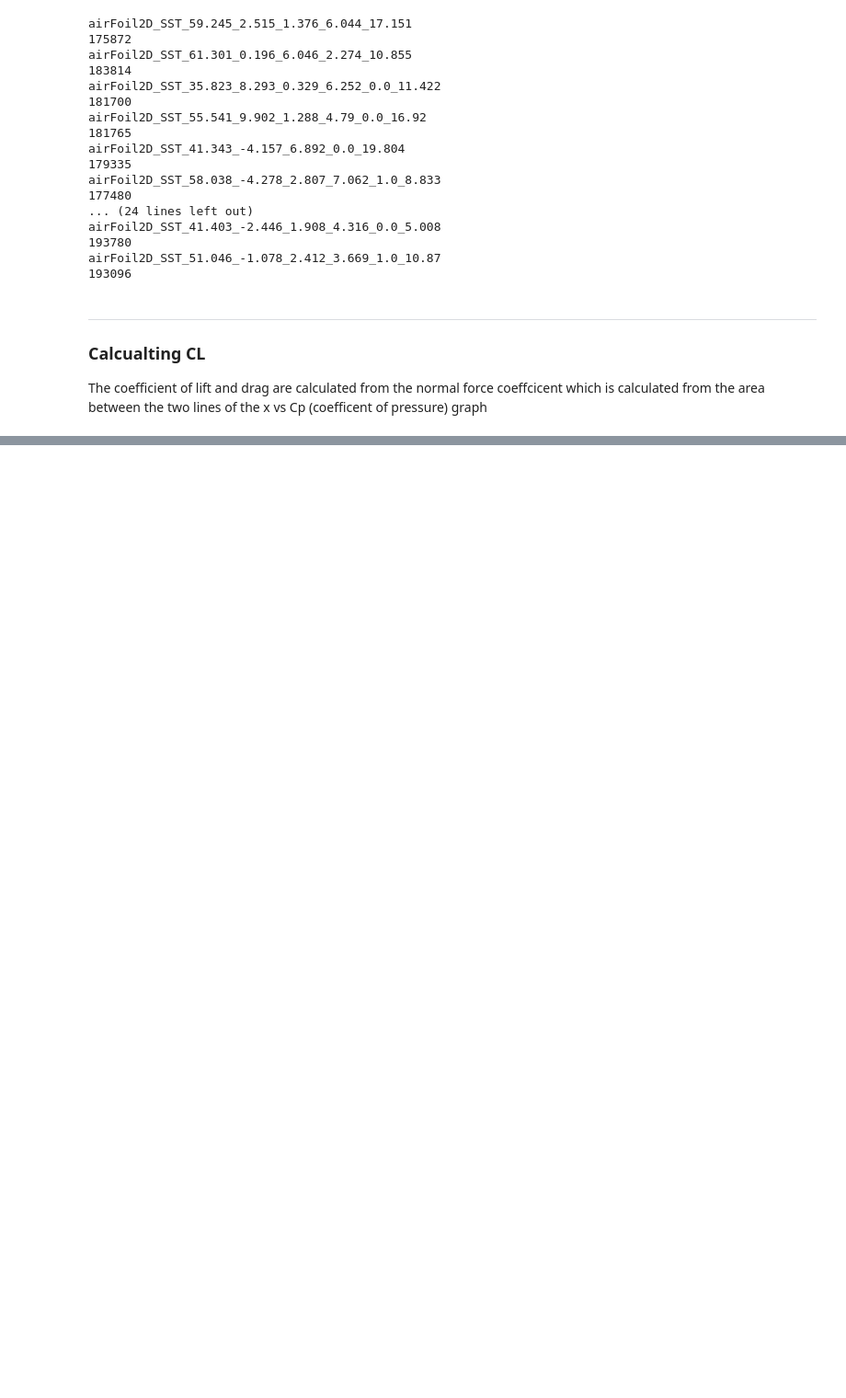
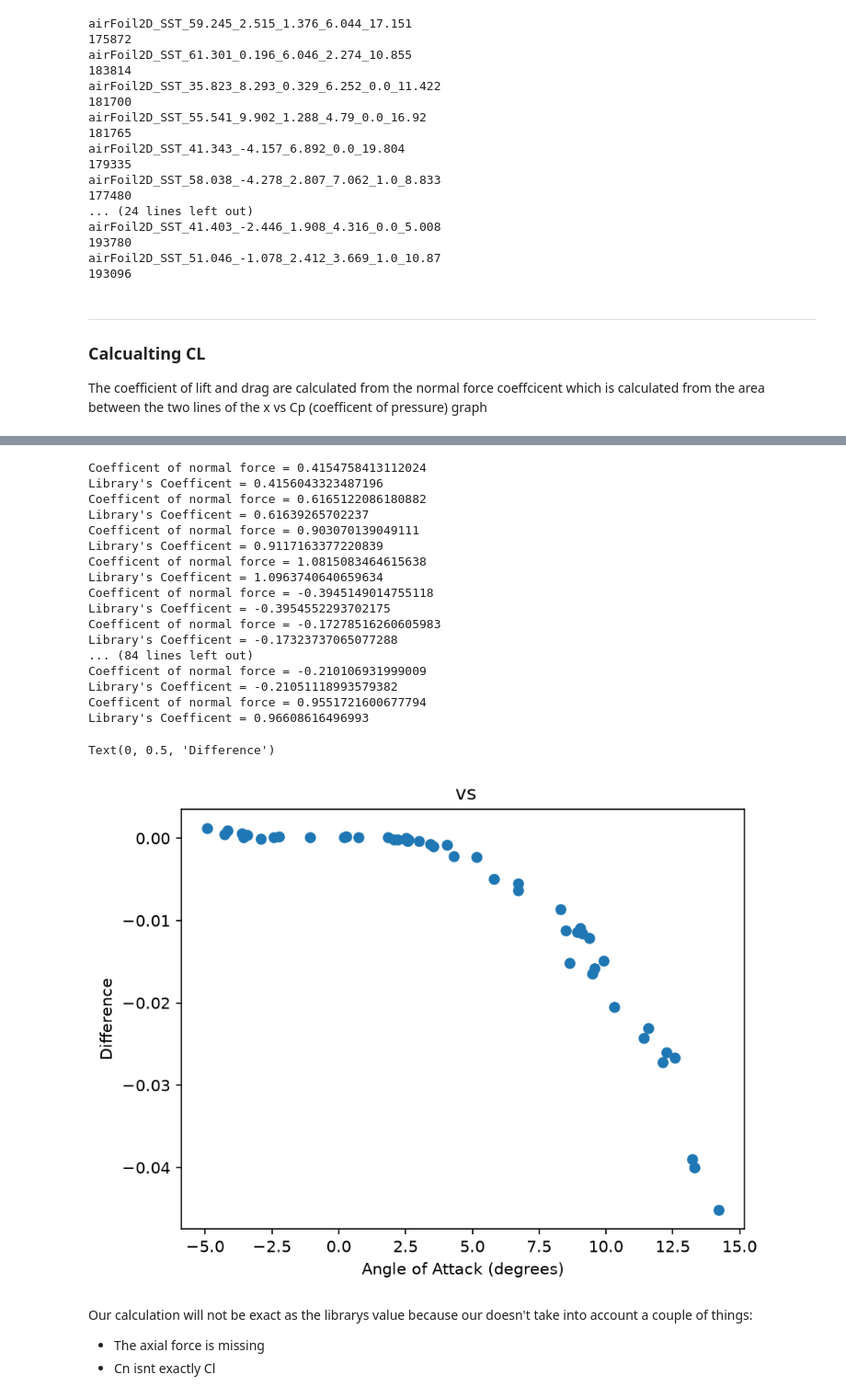
Before and after one commit to Will-Bonnett/airfoil-surrogate, a Jupyter notebook: notebooks/01_explore.ipynb, the cells around one changed output, grey strips where cells are left out. Shown at 92% size. Drawn from its saved outputs; the diff is of its cells as text; code cells hidden in the pictures; blank space fills up the shorter version.

```diff
--- a/notebooks/01_explore.ipynb
+++ b/notebooks/01_explore.ipynb
@@ -264,0 +274,44 @@ Library's Coefficent = 0.06675648086207979
+# %%
+# Run the above method on 50 of the other simulations and plotting the
+# difference between the calculated and libary version
+
+sample = df.sample(50,random_state=0)[["name","angleOfAttack"]]
+results = []
+for name, ang in zip(sample["name"], sample["angleOfAttack"]):
+    sim = af.Simulation(DATA_PATH, name)
+    res = area_method_cn(sim)
+
+    results.append((res[0]-res[1],ang))
+
+results = np.array(results)
+
+
+fig, ax = plt.subplots()
+ax.scatter(results[:,1],results[:,0])
+ax.set_title(" vs")
+ax.set_xlabel("Angle of Attack (degrees)")
+ax.set_ylabel("Difference")
+# %% [output]
+Coefficent of normal force = 0.4154758413112024
+Library's Coefficent = 0.4156043323487196
+Coefficent of normal force = 0.6165122086180882
+Library's Coefficent = 0.61639265702237
+Coefficent of normal force = 0.903070139049111
+Library's Coefficent = 0.9117163377220839
+Coefficent of normal force = 1.0815083464615638
+Library's Coefficent = 1.0963740640659634
+Coefficent of normal force = -0.3945149014755118
+Library's Coefficent = -0.3954552293702175
+Coefficent of normal force = -0.17278516260605983
+Library's Coefficent = -0.17323737065077288
+... (84 lines left out)
+Coefficent of normal force = -0.210106931999009
+Library's Coefficent = -0.21051118993579382
+Coefficent of normal force = 0.9551721600677794
+Library's Coefficent = 0.96608616496993
+Text(0, 0.5, 'Difference')
+[figure, added]
+# %% [markdown]
+Our calculation will not be exact as the librarys value because our doesn't take into account a couple of things:
+- The axial force is missing
+- Cn isnt exactly Cl
```
Also changed, not shown: parts of 7 cells of this notebook.
